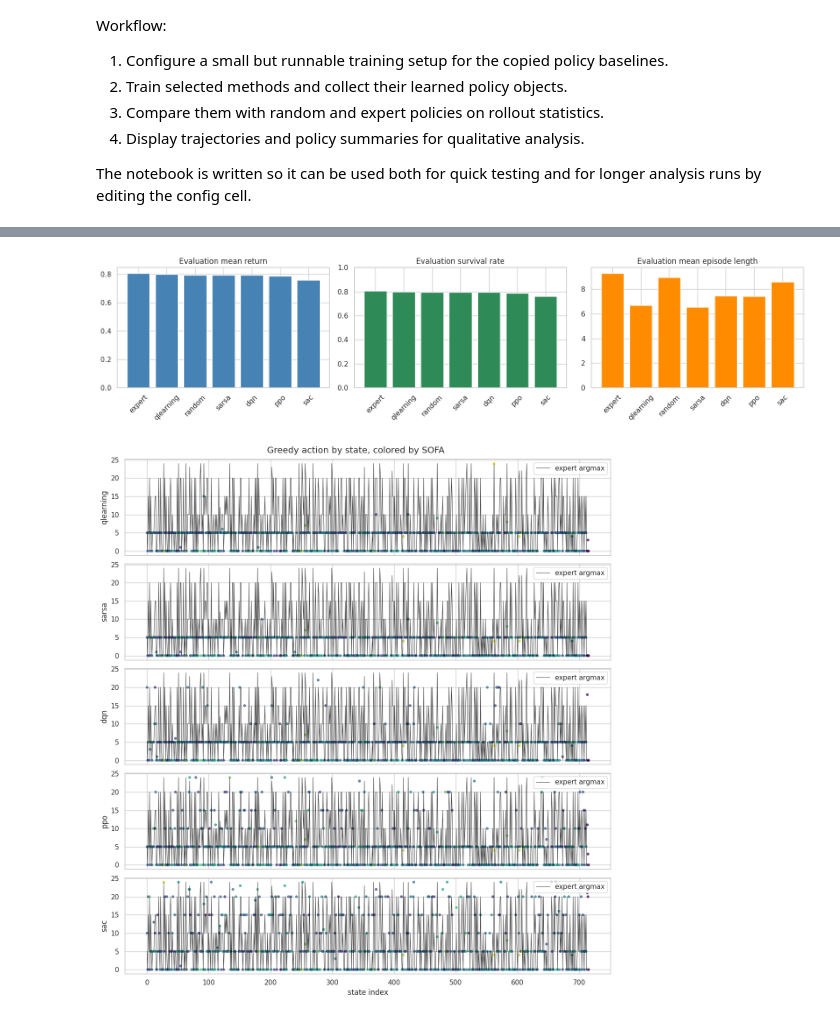
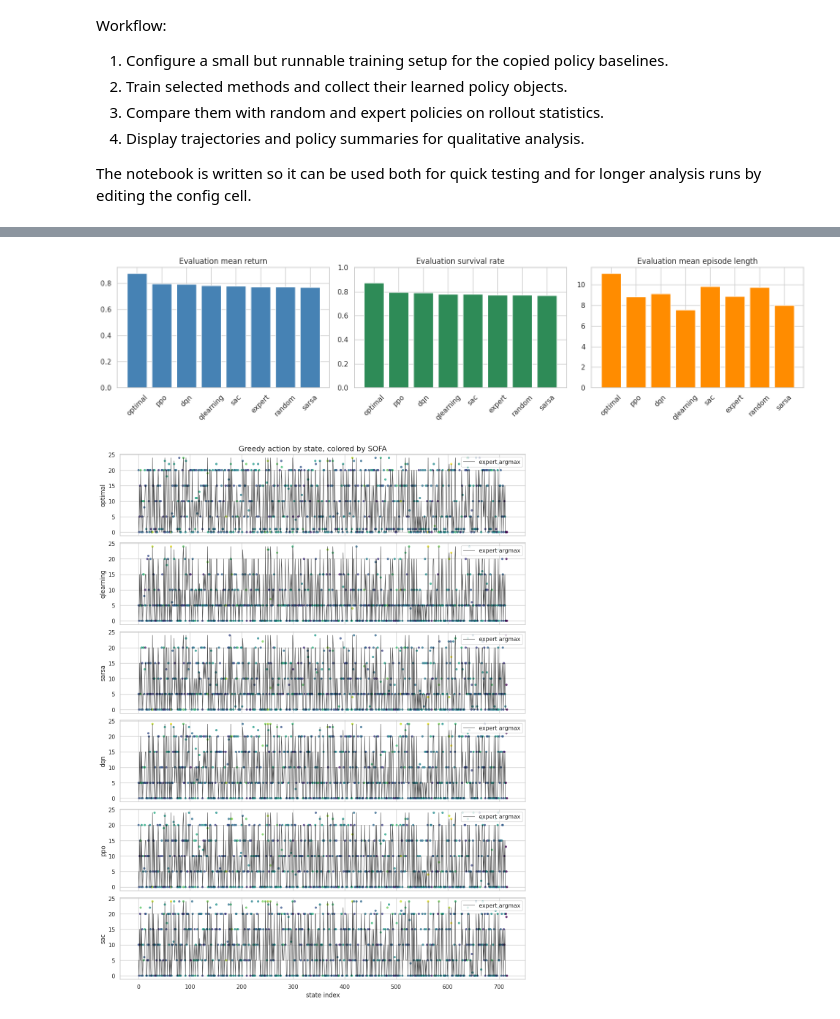
Before and after one commit to charles-vzf/COPER-latents, a Jupyter notebook: notebooks/train_mdp_policies.ipynb, the cells around one changed output, grey strips where cells are left out. Drawn from its saved outputs; the diff is of its cells as text; code cells hidden in the pictures.

```diff
--- a/notebooks/train_mdp_policies.ipynb
+++ b/notebooks/train_mdp_policies.ipynb
@@ -50,8 +53,11 @@ plt.rcParams["figure.figsize"] = (10, 4)
 def make_args(**kwargs):
     return SimpleNamespace(**kwargs)
 # %%
-TRAIN_EPISODES = 80
-EVAL_EPISODES = 150
+# More episodes => less Monte-Carlo noise.
+# TRAIN_EPISODES affects how stable the learned policies are.
+# EVAL_EPISODES affects the precision of the reported mean return / survival rate.
+TRAIN_EPISODES = 3000
+EVAL_EPISODES = 2000
 BASE_SEED = 7
 ALGORITHMS = ["qlearning", "sarsa", "dqn", "ppo", "sac"]
 
@@ -75,6 +81,9 @@ env = gym.make("Sepsis/ICU-Sepsis-v2")
 mdp = env.unwrapped
 expert_pi = np.asarray(mdp.expert_policy)
 sofa_scores = np.asarray(mdp.sofa_scores)
+optimal_actions, optimal_values = value_iteration(
+    mdp.dynamics["tx_mat"], mdp.dynamics["r_mat"], mdp.gamma
+)
 N_STATES = env.observation_space.n
 N_ACTIONS = env.action_space.n
 env.close()
@@ -292,42 +392,43 @@ plt.tight_layout()
 plt.show()
 
 policy_display_rows = []
-for result in results:
-    policy_fn = greedy_policy_from_result(result)
+policy_specs = [("optimal", optimal_policy)] + [(result["name"], greedy_policy_from_result(result)) for result in results]
+
+for policy_name, policy_fn in policy_specs:
     greedy_actions = []
     for state in range(expert_pi.shape[0]):
         admissible = np.where(expert_pi[state] > 0)[0]
         if len(admissible) == 0:
             admissible = np.arange(N_ACTIONS)
         info = {"admissible_actions": admissible.tolist()}
         greedy_actions.append(policy_fn(state, info))
     policy_display_rows.append(
         pd.DataFrame(
             {
                 "state": np.arange(expert_pi.shape[0]),
                 "sofa": sofa_scores,
-                "policy": result["name"],
+                "policy": policy_name,
                 "greedy_action": greedy_actions,
                 "expert_argmax": np.argmax(expert_pi, axis=1),
             }
         )
     )
 
 policy_display_df = pd.concat(policy_display_rows, ignore_index=True)
-fig, axes = plt.subplots(len(results), 1, figsize=(12, 2.6 * len(results)), sharex=True)
-if len(results) == 1:
+fig, axes = plt.subplots(len(policy_specs), 1, figsize=(12, 2.6 * len(policy_specs)), sharex=True)
+if len(policy_specs) == 1:
     axes = [axes]
-for ax, result in zip(axes, results):
-    frame = policy_display_df[policy_display_df["policy"] == result["name"]]
+for ax, (policy_name, _) in zip(axes, policy_specs):
+    frame = policy_display_df[policy_display_df["policy"] == policy_name]
     ax.scatter(frame["state"], frame["greedy_action"], s=12, alpha=0.7, c=frame["sofa"], cmap="viridis")
     ax.plot(frame["state"], frame["expert_argmax"], color="black", linewidth=0.8, alpha=0.7, label="expert argmax")
-    ax.set_ylabel(result["name"])
+    ax.set_ylabel(policy_name)
     ax.legend(loc="upper right")
 axes[-1].set_xlabel("state index")
 plt.suptitle("Greedy action by state, colored by SOFA")
 plt.tight_layout()
 plt.show()
 # %% [output]
-[figure, old version]
+[figure, new version]
-[figure, old version]
+[figure, new version]
 # %%
```
Also changed, not shown: parts of 6 cells of this notebook, 13 other files.
